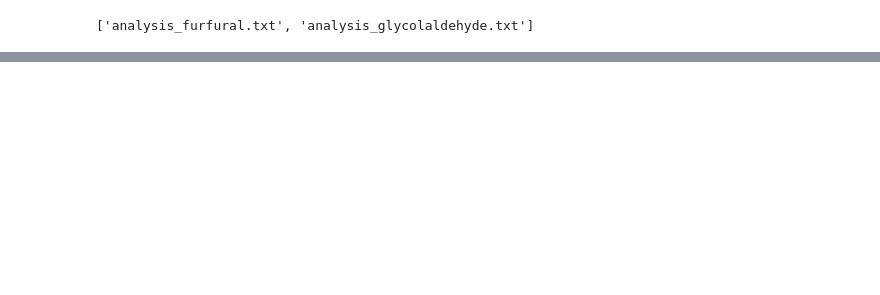
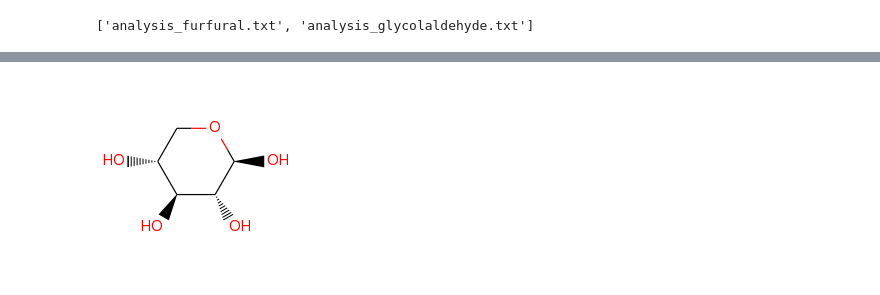
Before and after one commit to cmashraf/kinexns, a Jupyter notebook: examples/SA_analysis.ipynb, the cells around one changed output, grey strips where cells are left out. Drawn from its saved outputs; the diff is of its cells as text; code cells hidden in the pictures; blank space fills up the shorter version.

```diff
--- a/examples/SA_analysis.ipynb
+++ b/examples/SA_analysis.ipynb
@@ -1095,3 +1127,12 @@ draw_top_reactions(setpath, 'glycolaldehyde', reac_prod_list)
+# %%
+
+mol = Chem.MolFromSmiles('O[C@H]1[C@H](O)CO[C@@H](O)[C@@H]1O')
+Draw.MolToImage(mol, kekulize=True, size = (200,200))
+
+
+#nn
+# %% [output]
+[figure, added]
 # %%
 from bokeh.plotting import figure
 from bokeh.models import ColumnDataSource, Whisker
```
Also changed, not shown: parts of 7 cells of this notebook, 3 other files.
